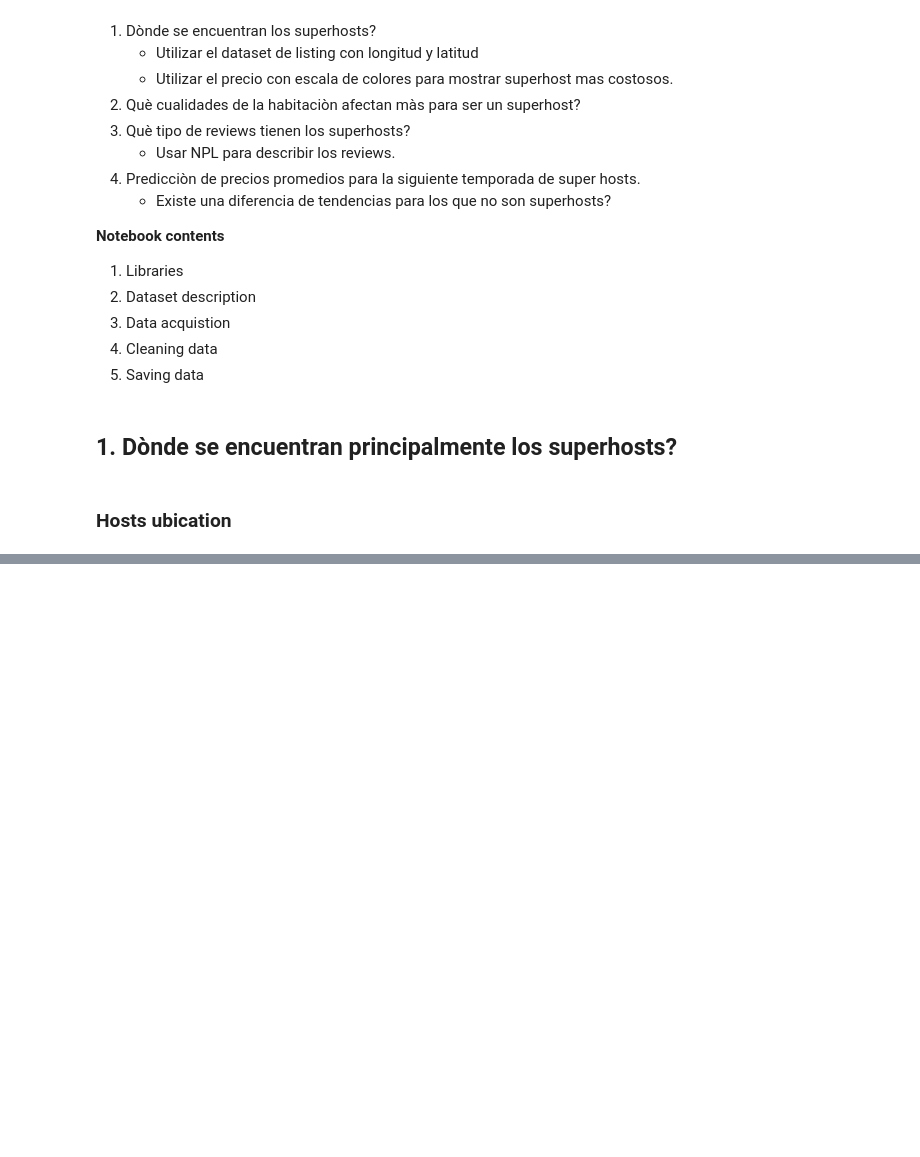
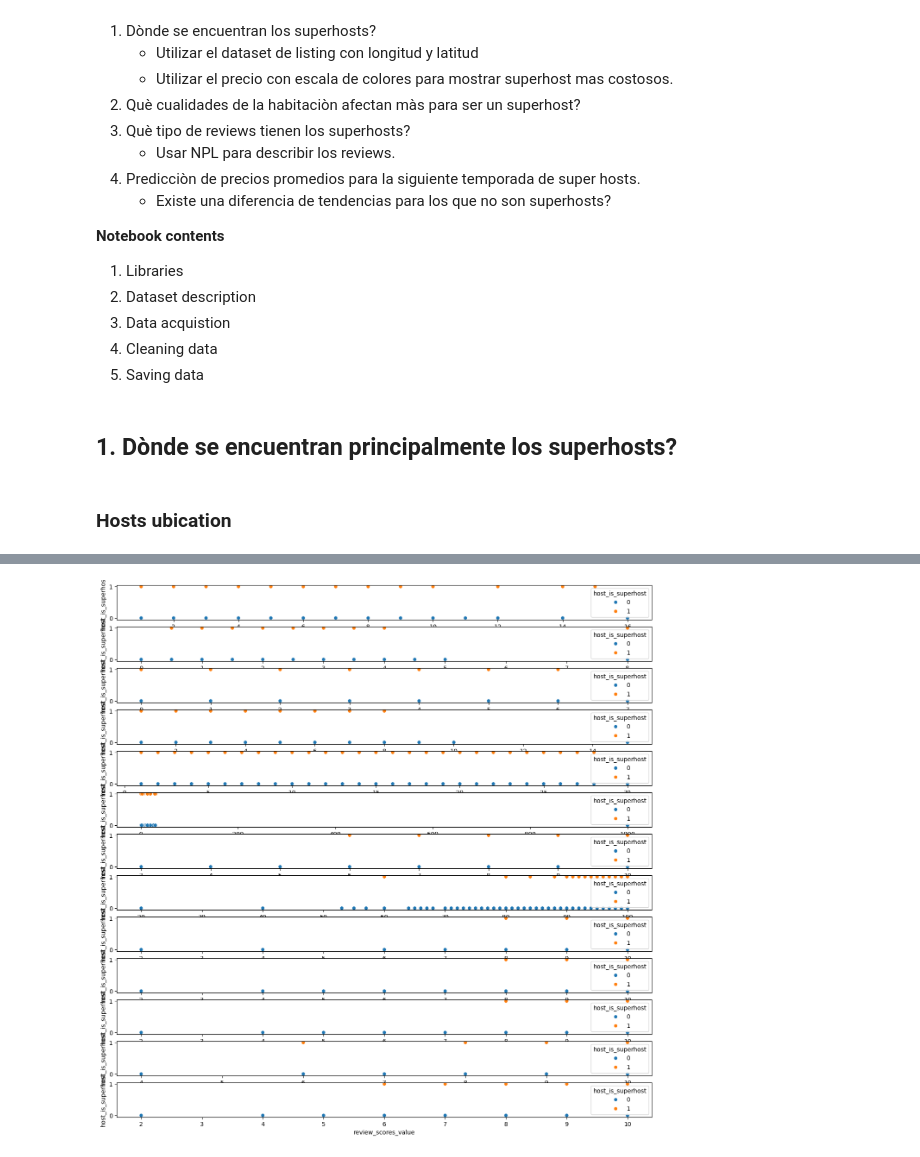
Before and after one commit to Paola2233/airbnb-activity, a Jupyter notebook: notebooks/02-EDA.ipynb, the cells around one changed output, grey strips where cells are left out. Cells and saved outputs as stored; diff of their text form; code cells hidden in the pictures; blank space fills up the shorter version.

```diff
--- a/notebooks/02-EDA.ipynb
+++ b/notebooks/02-EDA.ipynb
@@ -137,0 +211,7 @@ mapbox_price(boston_host_coords)
+# %%
+fig, axs = plt.subplots(nrows=len(acommodation_qualities_cols), sharey=True, figsize=(16,16))
+
+for idx, column in enumerate(acommodation_qualities_cols):
+    sns.scatterplot(data=seatle_accomodation.dropna(axis=0), x=column, y="host_is_superhost", hue="host_is_superhost", ax=axs[idx])
+# %% [output]
+[figure, added]
```
Also changed, not shown: parts of 7 cells of this notebook, 1 other file.
